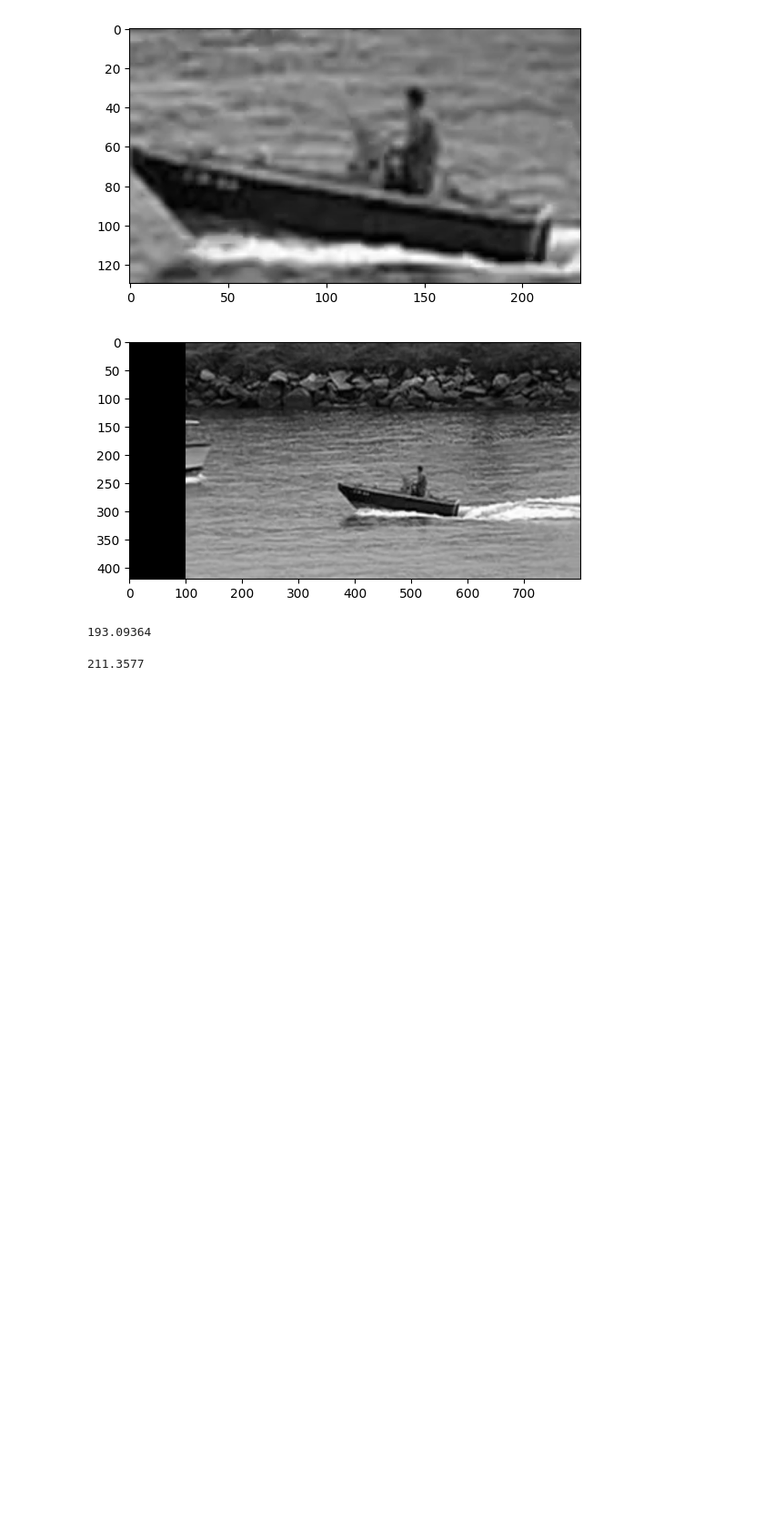
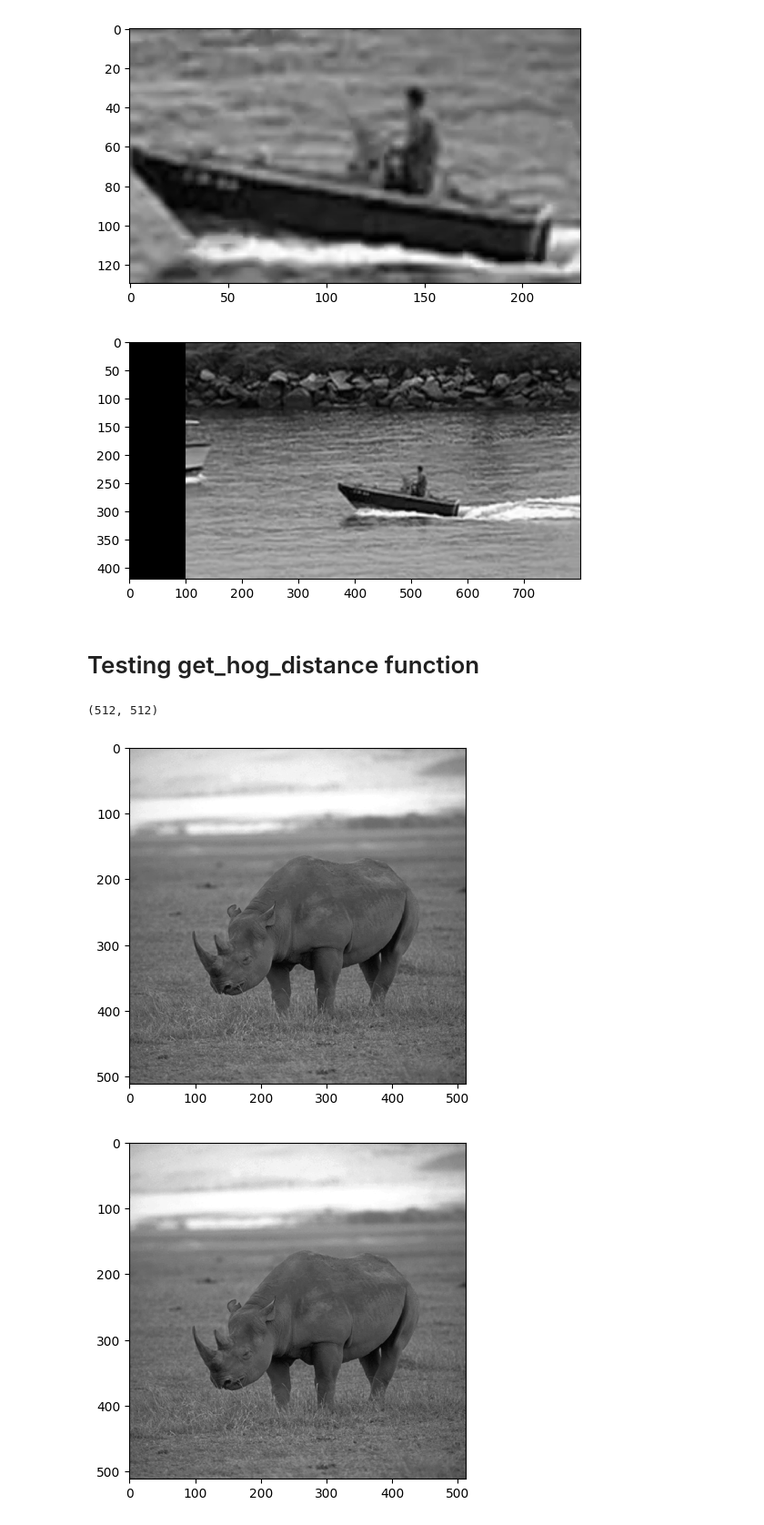
Before and after one commit to ndupont960/EtudesTechniques11, a Jupyter notebook: hog_template_matching.ipynb, the cells around one changed output. Shown at 91% size. Saved outputs shown, nothing was run; the diff lists cells and outputs as text; code cells hidden in the pictures; blank space fills up the shorter version.

```diff
--- a/hog_template_matching.ipynb
+++ b/hog_template_matching.ipynb
@@ -194,11 +243,24 @@ def template_matching(template, target):
                 best_location = (x, y)
 
     return best_location
-# %%
-get_hog_distance('database/images/rino.pgm','database/images/rino_2.pgm')
-# %% [output]
-193.09364
-# %%
-get_hog_distance('database/images/basket.pgm', 'database/images/rino.pgm')
-# %% [output]
-211.3577
+# %% [markdown]
+# Testing get_hog_distance function
+# %%
+rino = cv2.imread('database/images/rino.pgm',cv2.IMREAD_UNCHANGED)
+## adding noise to the image
+noise = np.random.normal(0, 1, rino.shape)
+rino_noisy = (1-0.05)*rino + 0.05*noise
+rino_2 = rino_noisy.astype(np.uint8)
+basket = cv2.imread('database/images/basket.pgm',cv2.IMREAD_UNCHANGED)
+
+plt.figure(0)
+plt.imshow(rino, cmap="gray")
+plt.figure(1)
+plt.imshow(rino_2, cmap="gray")
+plt.figure(2)
+plt.imshow(basket, cmap="gray")
+print(rino.shape)
+# %% [output]
+(512, 512)
+[figure, added]
+[figure, added]
```
Also changed, not shown: parts of 16 cells of this notebook.
